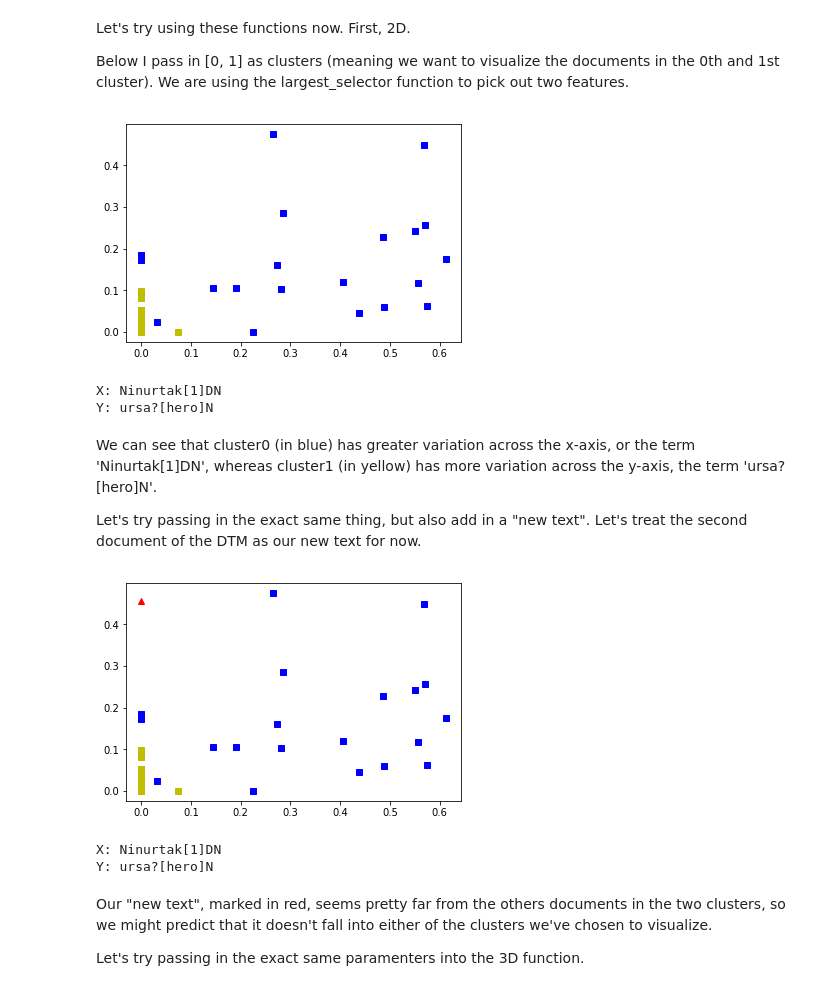
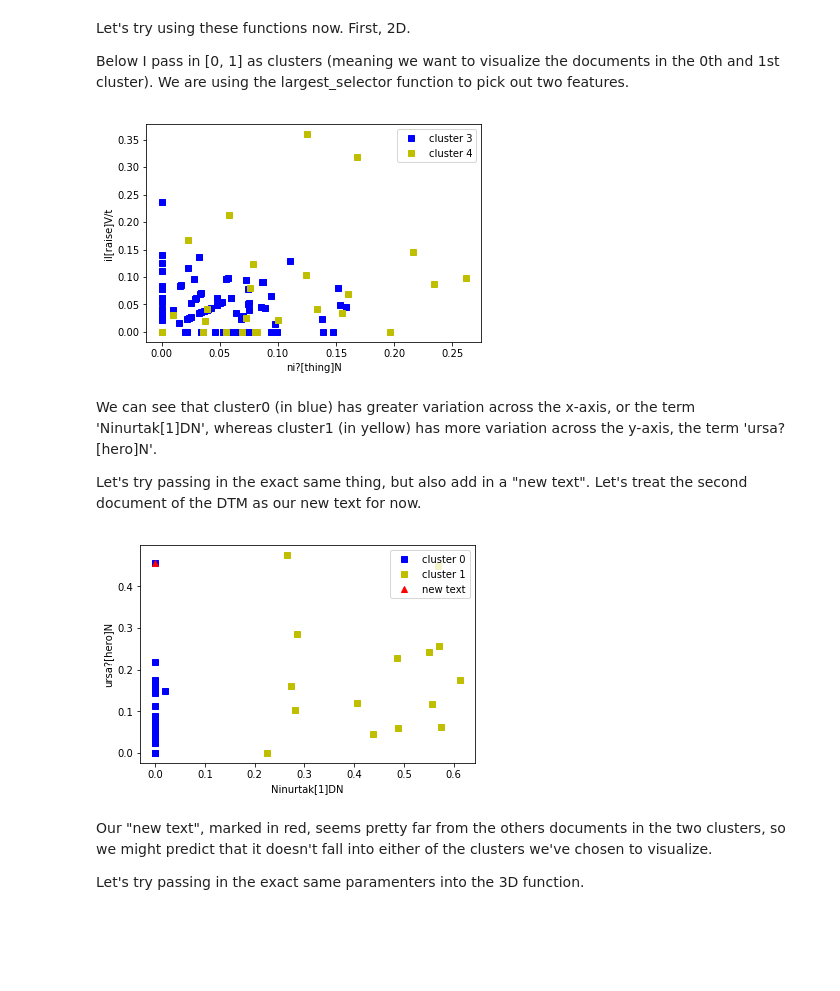
Before and after one commit to ds-modules/CUNEIF-102A, a Jupyter notebook: clustering.ipynb, the cells around one changed output. Drawn from its saved outputs; the diff is of its cells as text; code cells hidden in the pictures; blank space fills up the shorter version.

```diff
--- a/clustering.ipynb
+++ b/clustering.ipynb
@@ -16,6 +16,13 @@ The first line of the csv consists of a list of all the words, so we'll load tha
 # %%
+first = True
+texts = []
 with open('Erik/onegramfilteredtfidf.csv', 'rb') as csvfile:
     reader = csv.reader(csvfile, delimiter=',')
-    words = iter(reader).next()
+    for line in reader:
+        if(first):
+            words = line
+            first = False
+        else:
+            texts.append(line[0])
 words = words[1:]
 # %%
@@ -144,14 +168,16 @@ def plot2d(clusters, selector_func, new_text=None):
     mask = lambda i: [lbl == i for lbl in labels]
     cluster_vectors = [selected_dtm[mask(i)] for i in clusters]
     colors = iter(['bs', 'ys', 'gs', 'cs'])
+    cluster_numbers = iter(clusters)
     for cluster in cluster_vectors:
         X, Y = zip(*cluster)
-        plt.plot(X, Y, colors.next())
+        plt.plot(X, Y, colors.next(), label="cluster " + str(cluster_numbers.next()))
     if(new_text is not None):
-        plt.plot(new_text[selected_features[0]], new_text[selected_features[1]], 'r^')
+        plt.plot(new_text[selected_features[0]], new_text[selected_features[1]], 'r^', label="new text")
+    plt.legend()
+    plt.xlabel(words[selected_features[0]])
+    plt.ylabel(words[selected_features[1]])
     plt.show()
-    print('X: ' + words[selected_features[0]])
-    print('Y: ' + words[selected_features[1]])
     return selected_features
 
 def plot3d(clusters, selector_func, new_text=None):
@@ -161,30 +187,30 @@ def plot3d(clusters, selector_func, new_text=None):
     selected_dtm = dtm[:,selected_features]
     mask = lambda i: [lbl == i for lbl in labels]
     cluster_vectors = [selected_dtm[mask(i)] for i in clusters]
+    cluster_numbers = iter(clusters)
     fig = plt.figure()
     ax = fig.add_subplot(111, projection='3d')
     for cluster in cluster_vectors:
         X, Y, Z = zip(*cluster)
-        ax.scatter(X, Y, Z)
+        ax.scatter(X, Y, Z, label="cluster " + str(cluster_numbers.next()))
     if(new_text is not None):
         X, Y, Z = new_text[selected_features[0]], new_text[selected_features[1]], new_text[selected_features[2]]
-        ax.scatter(X, Y, Z)
+        ax.scatter(X, Y, Z, label="new text")
+    plt.legend()
+    plt.xlabel(words[selected_features[0]])
+    plt.ylabel(words[selected_features[1]])
+    ax.set_zlabel(words[selected_features[2]])
     plt.draw()
     plt.show()
-    print('X: ' + words[selected_features[0]])
-    print('Y: ' + words[selected_features[1]])
-    print('Z: ' + words[selected_features[2]])
     return selected_features
 # %% [markdown]
 Let's try using these functions now. First, 2D.
 
 Below I pass in [0, 1] as clusters (meaning we want to visualize the documents in the 0th and 1st cluster). We are using the largest_selector function to pick out two features.
 # %%
-selected = plot2d([0, 1], largest_selector)
+selected = plot2d([3, 4], largest_selector)
 # %% [output]
-[figure, old version]
+[figure, new version]
-X: Ninurtak[1]DN
-Y: ursa?[hero]N
 # %% [markdown]
 We can see that cluster0 (in blue) has greater variation across the x-axis, or the term  'Ninurtak[1]DN', whereas cluster1 (in yellow) has more variation across the y-axis, the term 'ursa?[hero]N'.
 
@@ -192,9 +218,7 @@ Let's try passing in the exact same thing, but also add in a "new text". Let's t
 # %%
 selected = plot2d([0, 1], largest_selector, new_text=dtm[1])
 # %% [output]
-[figure, old version]
+[figure, new version]
-X: Ninurtak[1]DN
-Y: ursa?[hero]N
 # %% [markdown]
 Our "new text", marked in red, seems pretty far from the others documents in the two clusters, so we might predict that it doesn't fall into either of the clusters we've chosen to visualize.
 
```
Also changed, not shown: parts of 29 cells of this notebook.
